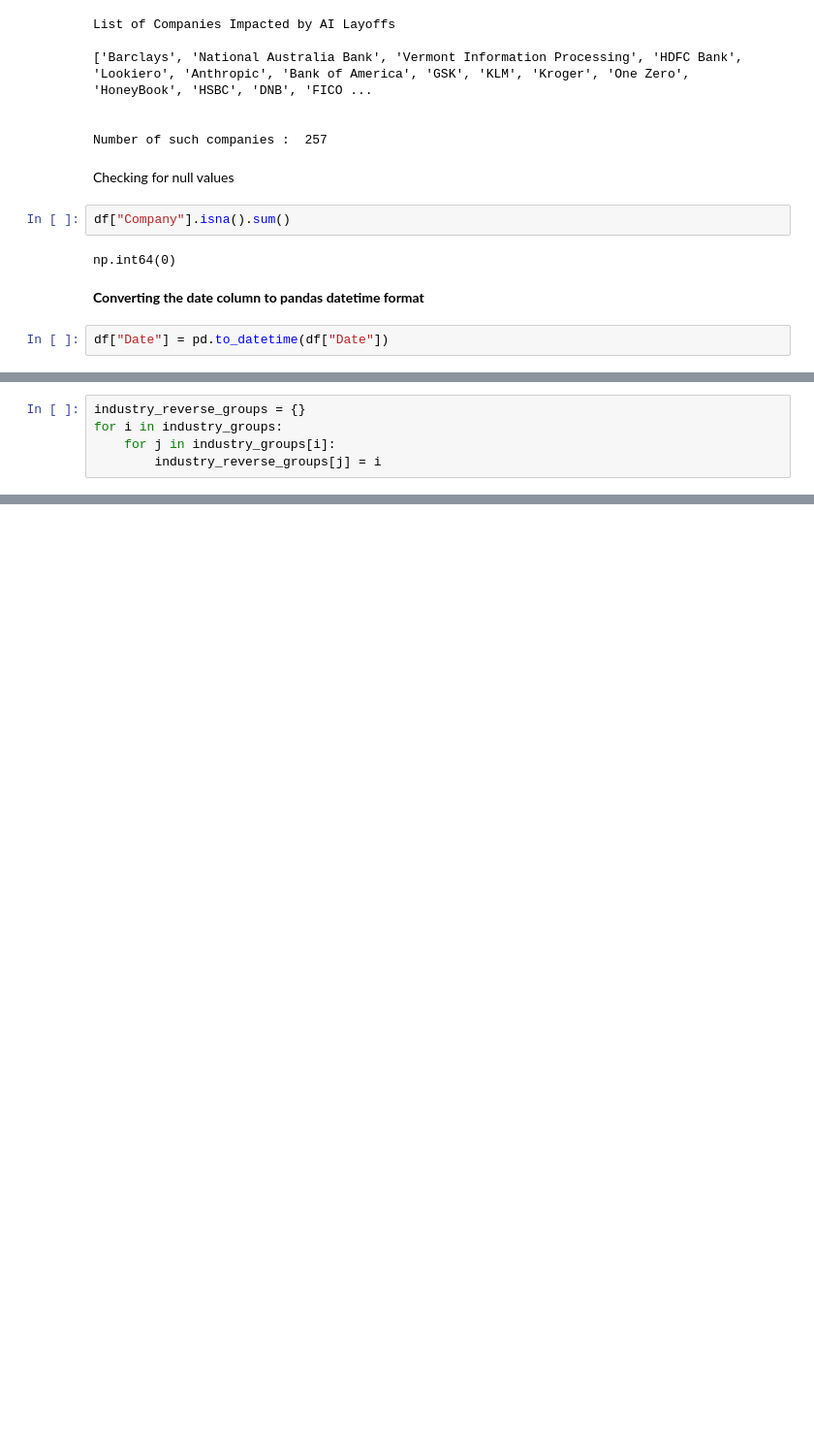
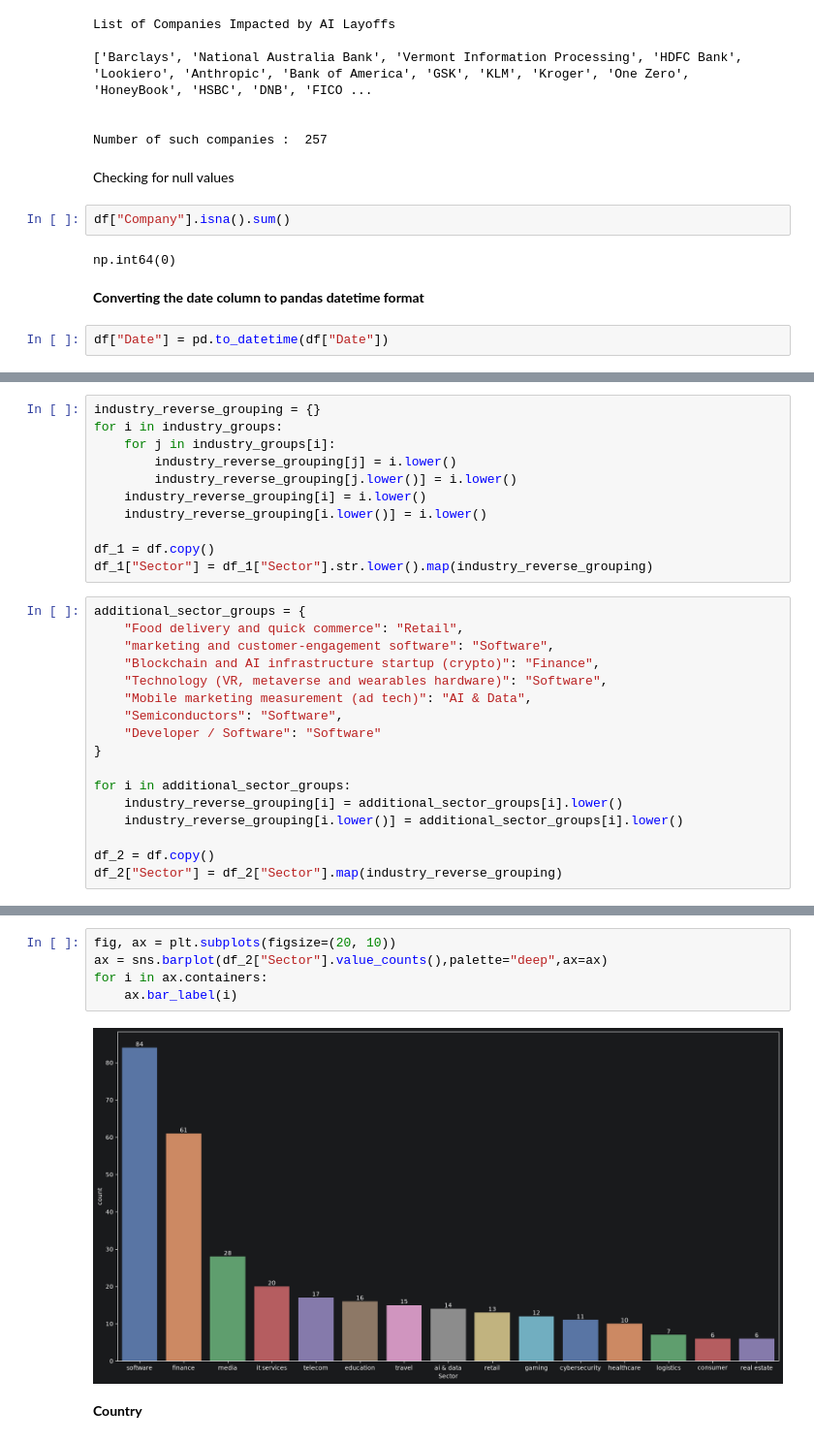
Before and after one commit to amithvardhan99/misc_2, a Jupyter notebook: AI Layoffs Register 2023-2026, Every Row Sourced/notebook.ipynb, the cells around one changed output, grey strips where cells are left out. Shown at 97% size. Drawn from its saved outputs; the diff is of its cells as text; blank space fills up the shorter version.

```diff
--- a/AI Layoffs Register 2023-2026, Every Row Sourced/notebook.ipynb
+++ b/AI Layoffs Register 2023-2026, Every Row Sourced/notebook.ipynb
@@ -296,5 +104,0 @@ industry_groups = {
-# %%
-industry_reverse_groups = {}
-for i in industry_groups:
-    for j in industry_groups[i]:
-        industry_reverse_groups[j] = i
@@ -318,0 +384,28 @@ df_1
+# %%
+industry_reverse_grouping = {}
+for i in industry_groups:
+    for j in industry_groups[i]:
+        industry_reverse_grouping[j] = i.lower()
+        industry_reverse_grouping[j.lower()] = i.lower()
+    industry_reverse_grouping[i] = i.lower()
+    industry_reverse_grouping[i.lower()] = i.lower()
+
+df_1 = df.copy()
+df_1["Sector"] = df_1["Sector"].str.lower().map(industry_reverse_grouping)
+# %%
+additional_sector_groups = {
+    "Food delivery and quick commerce": "Retail",
+    "marketing and customer-engagement software": "Software",
+    "Blockchain and AI infrastructure startup (crypto)": "Finance",
+    "Technology (VR, metaverse and wearables hardware)": "Software",
+    "Mobile marketing measurement (ad tech)": "AI & Data",
+    "Semiconductors": "Software",
+    "Developer / Software": "Software"
+}
+
+for i in additional_sector_groups:
+    industry_reverse_grouping[i] = additional_sector_groups[i].lower()
+    industry_reverse_grouping[i.lower()] = additional_sector_groups[i].lower()
+
+df_2 = df.copy()
+df_2["Sector"] = df_2["Sector"].map(industry_reverse_grouping)
@@ -318,0 +432,9 @@ df_1
+# %%
+fig, ax = plt.subplots(figsize=(20, 10))
+ax = sns.barplot(df_2["Sector"].value_counts(),palette="deep",ax=ax)
+for i in ax.containers:
+    ax.bar_label(i)
+# %% [output]
+[figure, added]
+# %% [markdown]
+**Country**
```
Also changed, not shown: parts of 13 cells of this notebook.
